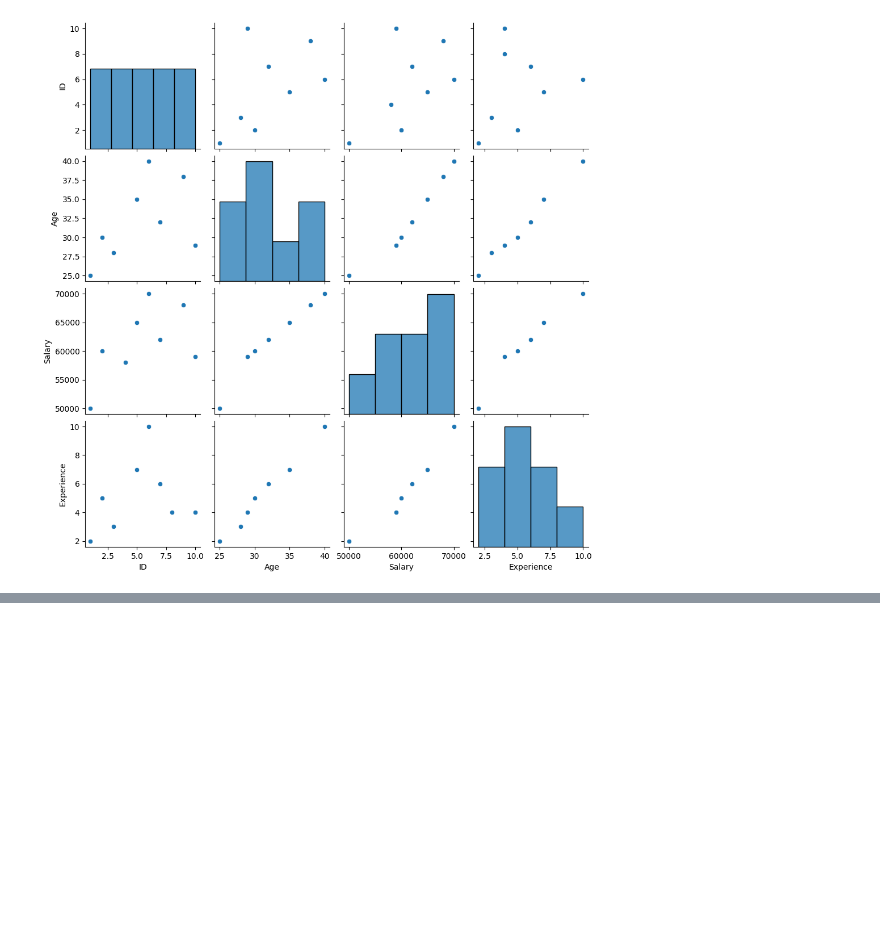
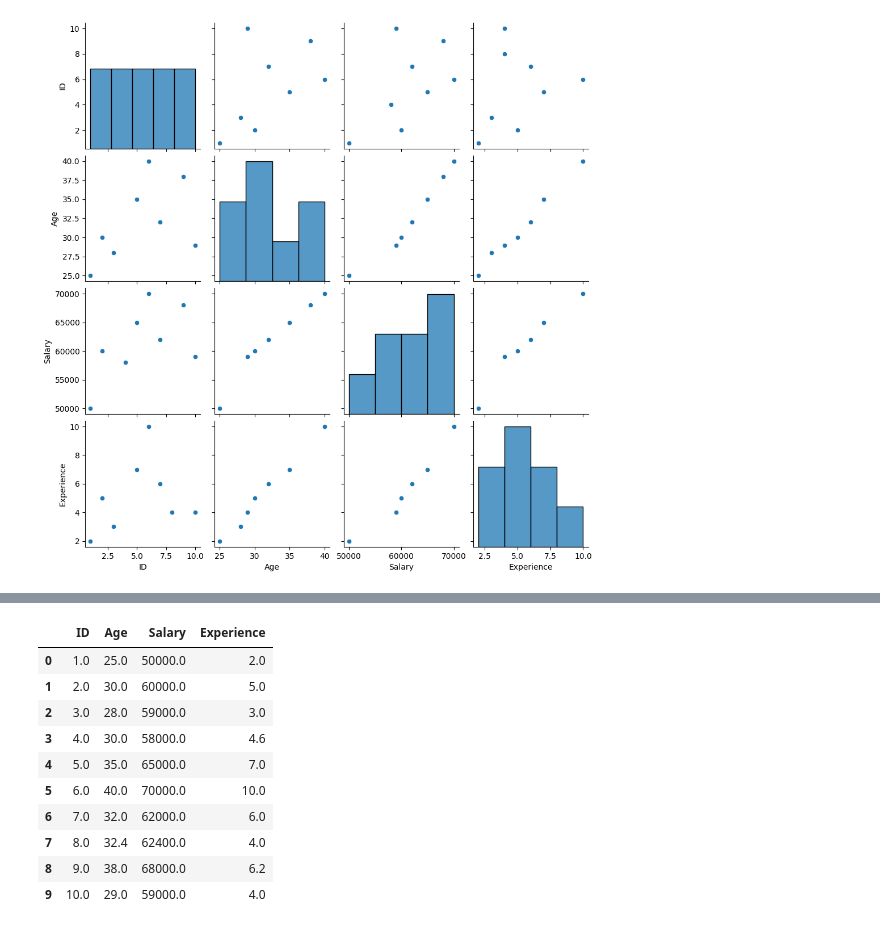
Before and after one commit to Wakgari-Eshetu/Completed-Panda, a Jupyter notebook: imputations/model based/KNN.ipynb, the cells around one changed output, grey strips where cells are left out. Cells and saved outputs as stored; diff of their text form; code cells hidden in the pictures; blank space fills up the shorter version.

```diff
--- a/imputations/model based/KNN.ipynb
+++ b/imputations/model based/KNN.ipynb
@@ -66,3 +66,14 @@ sns.pairplot(df)
 plt.show()
 # %% [output]
 [figure]
+# %%
+#Scaling our data on the numeric part
+
+from sklearn.preprocessing import StandardScaler
+scaler = StandardScaler()
+nums_cols = scaler.fit_transform(num_cols)
+
+print(nums_cols)
+print()
+print()
+print(num_cols)
@@ -68,0 +98,8 @@ plt.show()
+# %%
+# Use model of KNN imputations
+
+from sklearn.impute import KNNImputer
+imputer = KNNImputer(n_neighbors= 5)
+
+imputed = imputer.fit_transform(nums_cols)
+imputed
@@ -68,0 +117,17 @@ plt.show()
+# %%
+# put back the imputed back to dataframe |remove the scale |
+imputed = scaler.inverse_transform(imputed)
+df_nums = pd.DataFrame(imputed , columns=num_cols.columns)
+df_nums
+# %% [output]
+|  | ID | Age | Salary | Experience |
+| 0 | 1.0 | 25.0 | 50000.0 | 2.0 |
+| 1 | 2.0 | 30.0 | 60000.0 | 5.0 |
+| 2 | 3.0 | 28.0 | 59000.0 | 3.0 |
+| 3 | 4.0 | 30.0 | 58000.0 | 4.6 |
+| 4 | 5.0 | 35.0 | 65000.0 | 7.0 |
+| 5 | 6.0 | 40.0 | 70000.0 | 10.0 |
+| 6 | 7.0 | 32.0 | 62000.0 | 6.0 |
+| 7 | 8.0 | 32.4 | 62400.0 | 4.0 |
+| 8 | 9.0 | 38.0 | 68000.0 | 6.2 |
+| 9 | 10.0 | 29.0 | 59000.0 | 4.0 |
```
Also changed, not shown: parts of 9 cells of this notebook.
